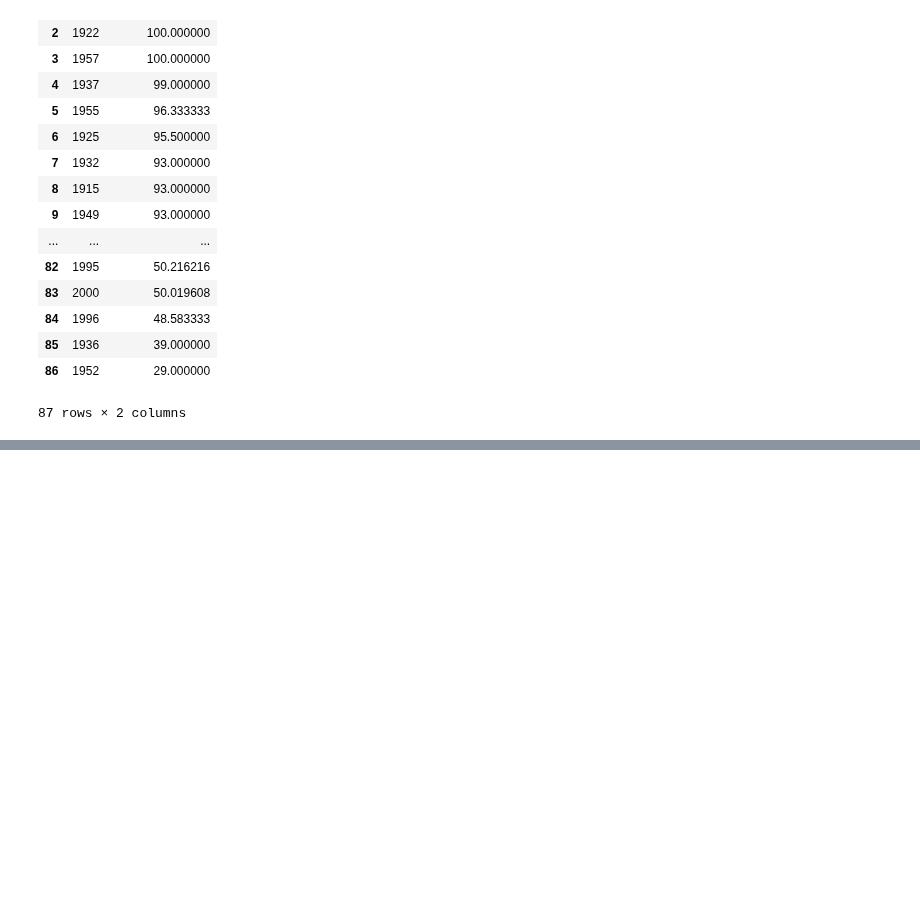
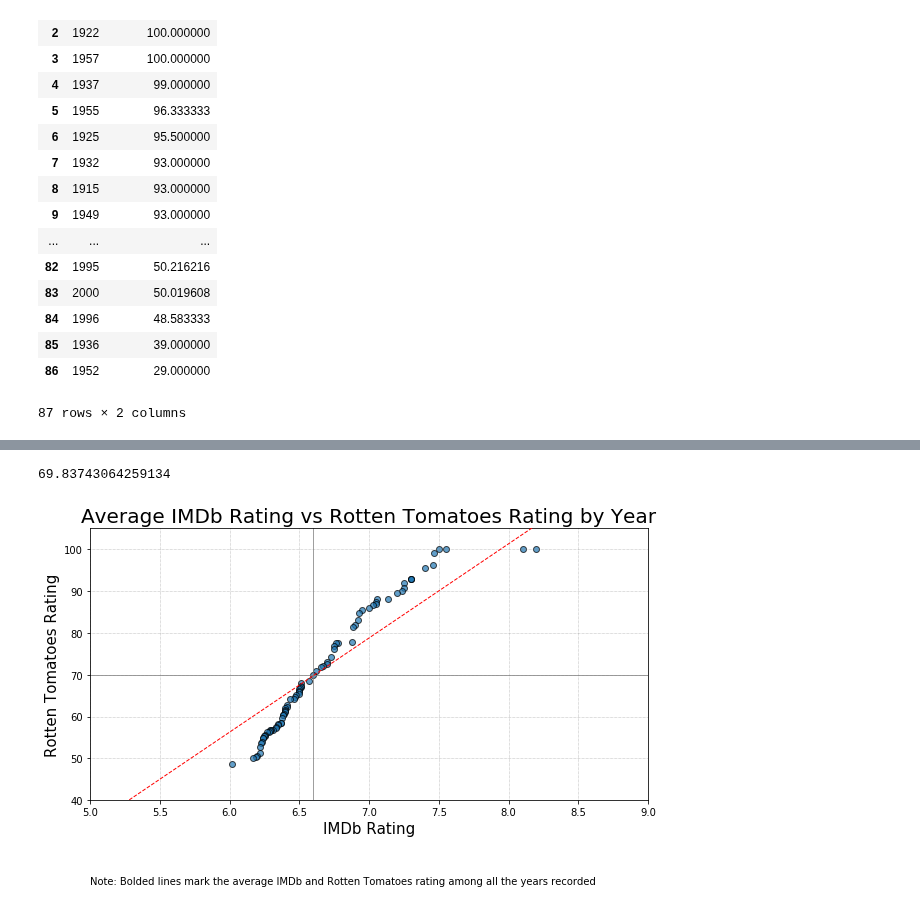
Before and after one commit to irwinmier96/Side_Projects, a Jupyter notebook: Movies on Netflix and Other Streaming Services/movie_ratings.ipynb, the cells around one changed output, grey strips where cells are left out. Cells and saved outputs as stored; diff of their text form; code cells hidden in the pictures; blank space fills up the shorter version.

```diff
--- a/Movies on Netflix and Other Streaming Services/movie_ratings.ipynb
+++ b/Movies on Netflix and Other Streaming Services/movie_ratings.ipynb
@@ -251,0 +255,33 @@ plt.savefig("Visualizations/Avg_IMDb_RT_Year")
+# %%
+avg_imdb = by_year_imdb["IMDb"].mean()
+avg_tomatoes = by_year_tomatoes["Rotten Tomatoes"].mean()
+
+avg_tomatoes
+# %% [output]
+69.83743064259134
+# %%
+#Plotting IMDb and RT
+plt.figure(figsize=(10,5))
+plt.scatter(y_1, y_2, marker = 'o', edgecolor = 'black', alpha = 0.7)
+plt.title("Average IMDb Rating vs Rotten Tomatoes Rating by Year", size = 20)
+
+plt.xlabel("IMDb Rating", size = 15)
+plt.ylabel("Rotten Tomatoes Rating", size = 15)
+plt.xlim(5,9)
+plt.ylim(40,105)
+
+# Create gridlines
+plt.axhline(y=69.9, color='grey', zorder=1, linewidth=0.75)
+plt.axvline(x=6.6, color='grey', zorder=1, linewidth=0.75)
+plt.grid(color = "grey",linestyle = 'dotted', linewidth = 0.5)
+
+# Create a regression line
+(slope, intercept, _, _, _) = linregress(y_1, y_2)
+fit = slope * y_1 + intercept
+plt.plot(y_1, fit, '--', zorder=3, color="red", linewidth=1)
+plt.text(5, 20, "Note: Bolded lines mark the average IMDb and Rotten Tomatoes rating among all the years recorded",
+         fontsize=10)
+
+plt.show()
+# %% [output]
+[figure, added]
```
Also changed, not shown: parts of 2 cells of this notebook, 2 other files.
